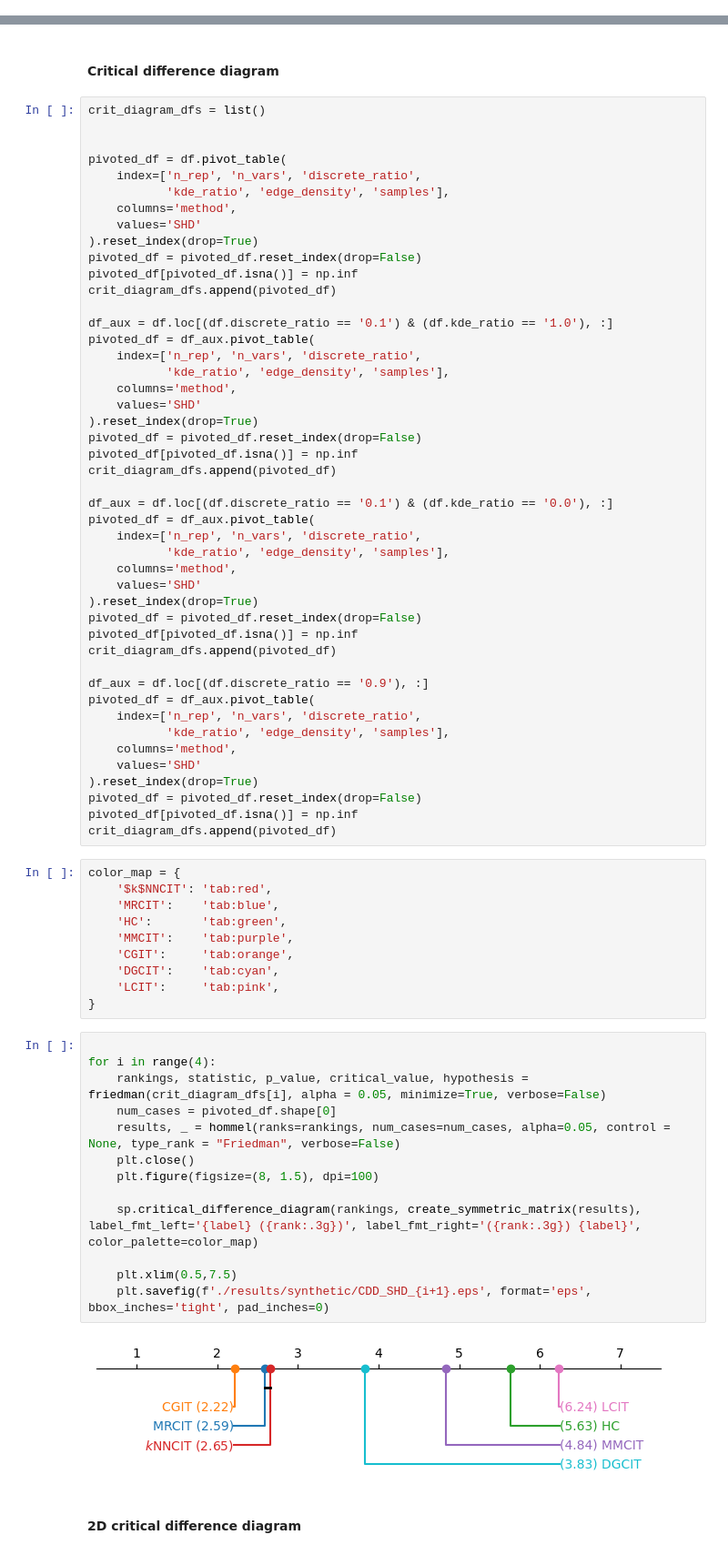
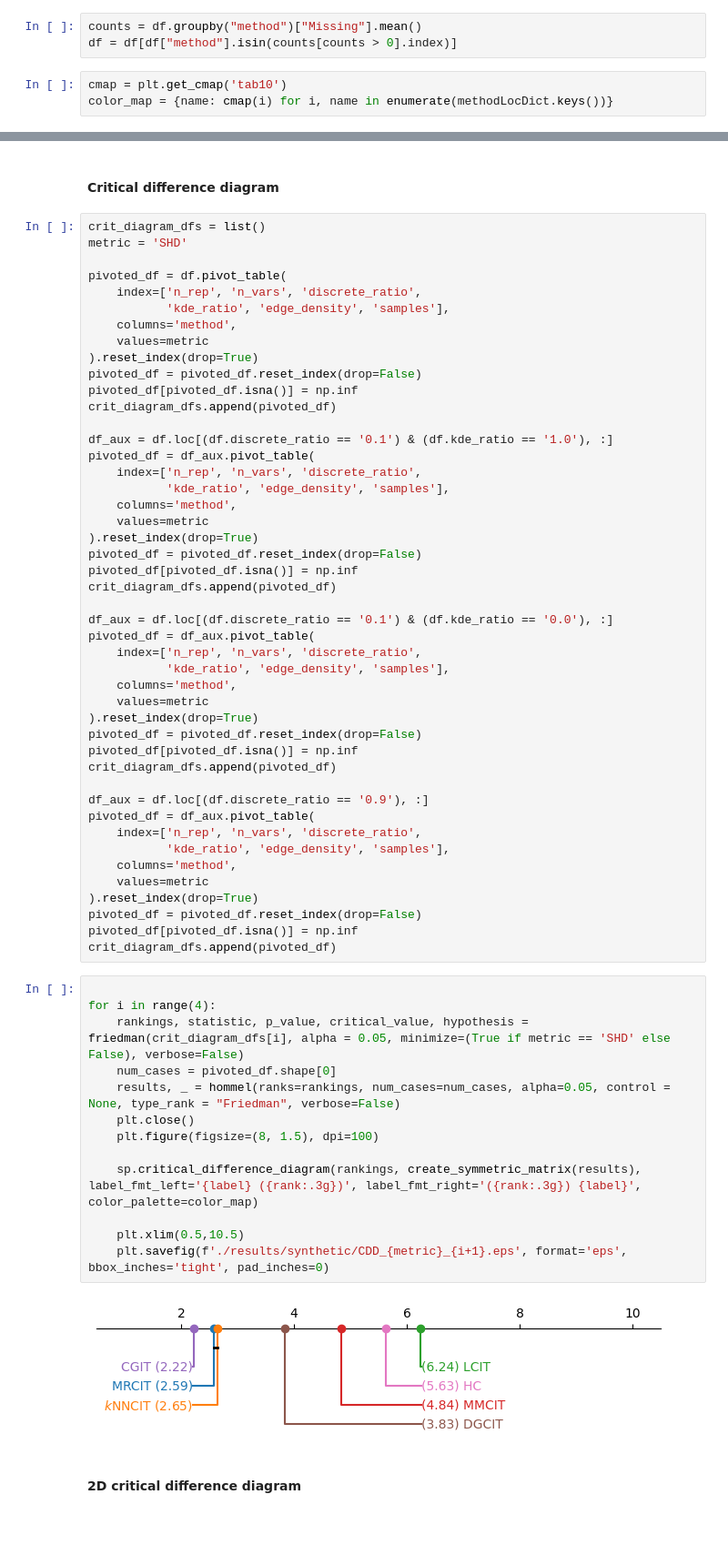
Before and after one commit to JuanFPR-UPM/HSPBN_KNN_VPTREE, a Jupyter notebook: experiments/eval_struct.ipynb, the cells around one changed output, grey strips where cells are left out. Shown at 91% size. Saved outputs shown, nothing was run; the diff lists cells and outputs as text; blank space fills up the shorter version.

Commit message:
new SOTA methods

```diff
--- a/experiments/eval_struct.ipynb
+++ b/experiments/eval_struct.ipynb
@@ -99,0 +131,6 @@ def f1_score(ground_truth, learned_graph, method):
+# %%
+counts = df.groupby("method")["Missing"].mean()
+df = df[df["method"].isin(counts[counts > 0].index)]
+# %%
+cmap = plt.get_cmap('tab10')
+color_map = {name: cmap(i) for i, name in enumerate(methodLocDict.keys())}
@@ -331,13 +473,13 @@ two_dimensional_diagram.to_file(
 #### Critical difference diagram
 # %%
 crit_diagram_dfs = list()
-
+metric = 'SHD'
 
 pivoted_df = df.pivot_table(
     index=['n_rep', 'n_vars', 'discrete_ratio',
            'kde_ratio', 'edge_density', 'samples'],
     columns='method',
-    values='SHD'
+    values=metric
 ).reset_index(drop=True)
 pivoted_df = pivoted_df.reset_index(drop=False)
 pivoted_df[pivoted_df.isna()] = np.inf
@@ -348,7 +490,7 @@ pivoted_df = df_aux.pivot_table(
     index=['n_rep', 'n_vars', 'discrete_ratio',
            'kde_ratio', 'edge_density', 'samples'],
     columns='method',
-    values='SHD'
+    values=metric
 ).reset_index(drop=True)
 pivoted_df = pivoted_df.reset_index(drop=False)
 pivoted_df[pivoted_df.isna()] = np.inf
@@ -359,7 +501,7 @@ pivoted_df = df_aux.pivot_table(
     index=['n_rep', 'n_vars', 'discrete_ratio',
            'kde_ratio', 'edge_density', 'samples'],
     columns='method',
-    values='SHD'
+    values=metric
 ).reset_index(drop=True)
 pivoted_df = pivoted_df.reset_index(drop=False)
 pivoted_df[pivoted_df.isna()] = np.inf
@@ -370,36 +512,26 @@ pivoted_df = df_aux.pivot_table(
     index=['n_rep', 'n_vars', 'discrete_ratio',
            'kde_ratio', 'edge_density', 'samples'],
     columns='method',
-    values='SHD'
+    values=metric
 ).reset_index(drop=True)
 pivoted_df = pivoted_df.reset_index(drop=False)
 pivoted_df[pivoted_df.isna()] = np.inf
 crit_diagram_dfs.append(pivoted_df)
-# %%
-color_map = {
-    '$k$NNCIT': 'tab:red',
-    'MRCIT':    'tab:blue',
-    'HC':       'tab:green',
-    'MMCIT':    'tab:purple',
-    'CGIT':     'tab:orange',
-    'DGCIT':    'tab:cyan',
-    'LCIT':     'tab:pink',
-}
 # %%
 
 for i in range(4):
-    rankings, statistic, p_value, critical_value, hypothesis = friedman(crit_diagram_dfs[i], alpha = 0.05, minimize=True, verbose=False)
+    rankings, statistic, p_value, critical_value, hypothesis = friedman(crit_diagram_dfs[i], alpha = 0.05, minimize=(True if metric == 'SHD' else False), verbose=False)
     num_cases = pivoted_df.shape[0]
     results, _ = hommel(ranks=rankings, num_cases=num_cases, alpha=0.05, control = None, type_rank = "Friedman", verbose=False)
     plt.close()
     plt.figure(figsize=(8, 1.5), dpi=100)
 
     sp.critical_difference_diagram(rankings, create_symmetric_matrix(results), label_fmt_left='{label} ({rank:.3g})', label_fmt_right='({rank:.3g}) {label}', color_palette=color_map)
 
-    plt.xlim(0.5,7.5)
-    plt.savefig(f'./results/synthetic/CDD_SHD_{i+1}.eps', format='eps', bbox_inches='tight', pad_inches=0)
+    plt.xlim(0.5,10.5)
+    plt.savefig(f'./results/synthetic/CDD_{metric}_{i+1}.eps', format='eps', bbox_inches='tight', pad_inches=0)
 # %% [output]
-[figure, old version]
+[figure, new version]
 # %% [markdown]
 #### 2D critical difference diagram
 # %%
```
Also changed, not shown: parts of 12 cells of this notebook, 6 other files.
